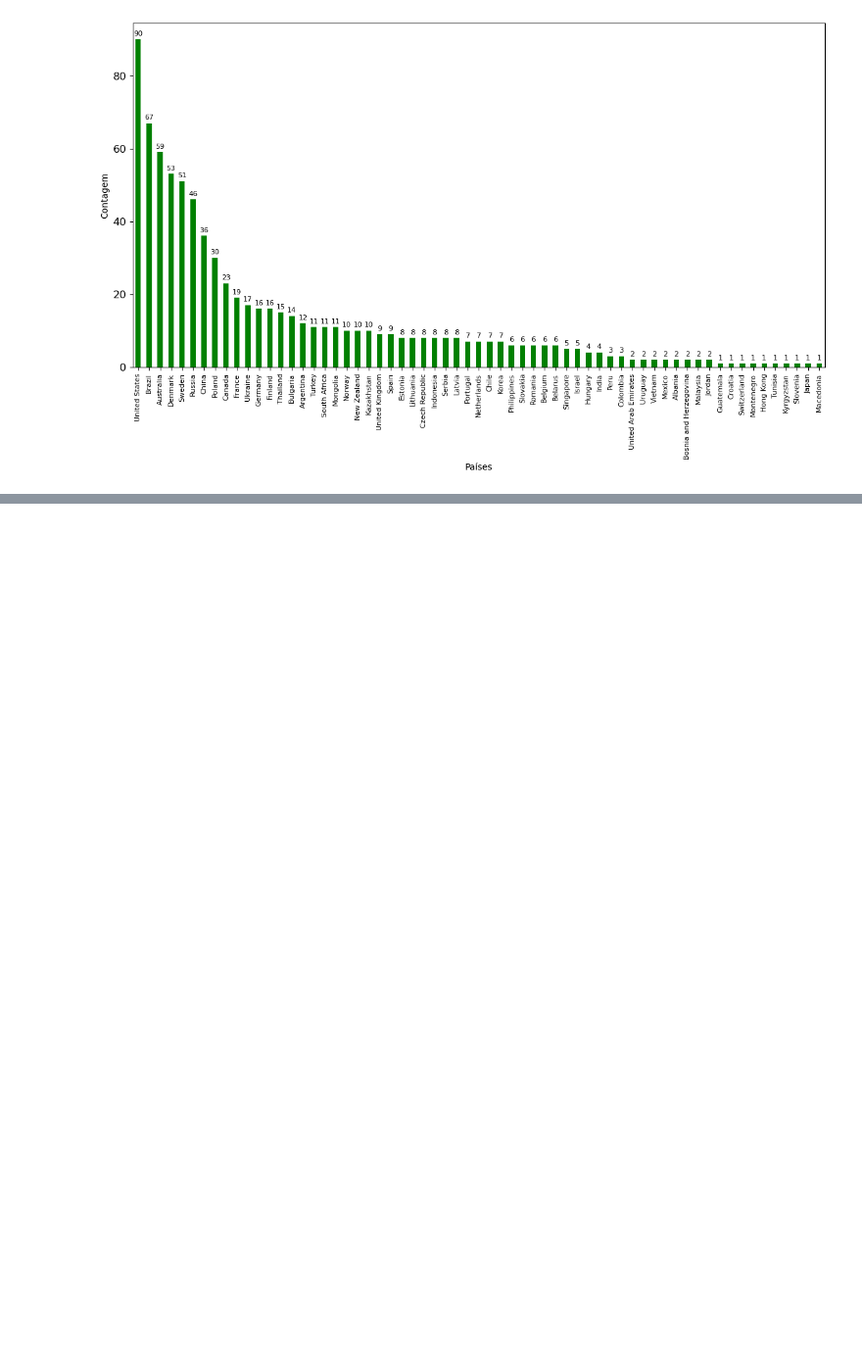
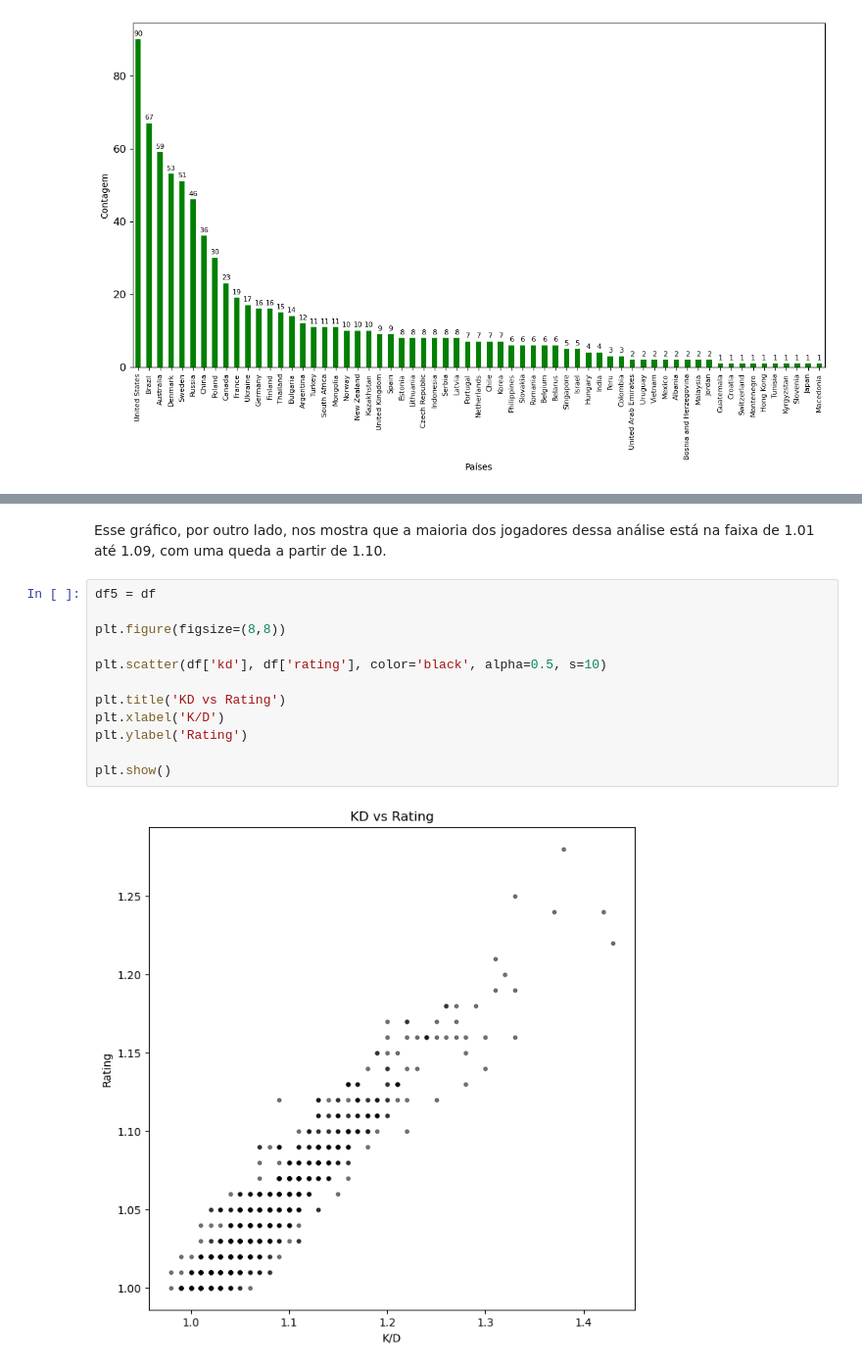
Before and after one commit to detauportuno/CSGO_Analise, a Jupyter notebook: CSGO_analise.ipynb, the cells around one changed output, grey strips where cells are left out. Shown: that part at 98% size. Saved outputs shown, nothing was run; the diff lists cells and outputs as text; blank space fills up the shorter version.

```diff
--- a/CSGO_analise.ipynb
+++ b/CSGO_analise.ipynb
@@ -153,0 +200,16 @@ plt.show()
+# %% [markdown]
+Esse gráfico, por outro lado, nos mostra que a maioria dos jogadores dessa análise está na faixa de 1.01 até 1.09, com uma queda a partir de 1.10.
+# %%
+df5 = df
+
+plt.figure(figsize=(8,8))
+
+plt.scatter(df['kd'], df['rating'], color='black', alpha=0.5, s=10)
+
+plt.title('KD vs Rating')
+plt.xlabel('K/D')
+plt.ylabel('Rating')
+
+plt.show()
+# %% [output]
+[figure, added]
```
Also changed, not shown: parts of 11 cells of this notebook.
